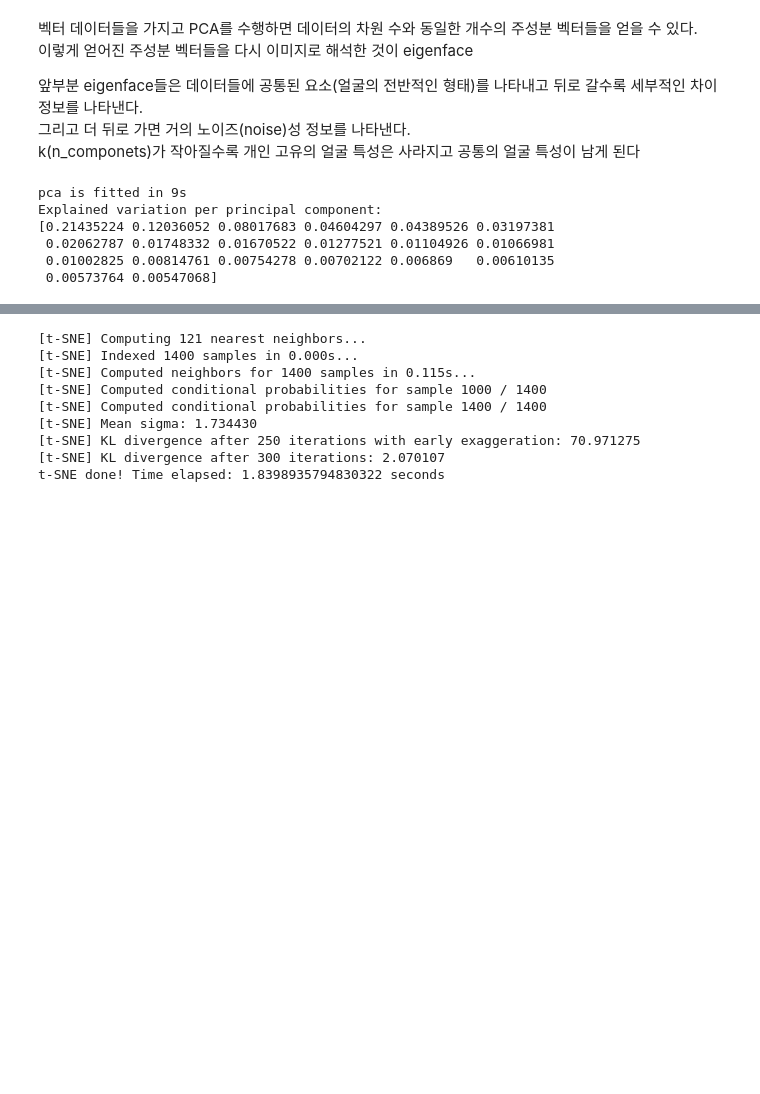
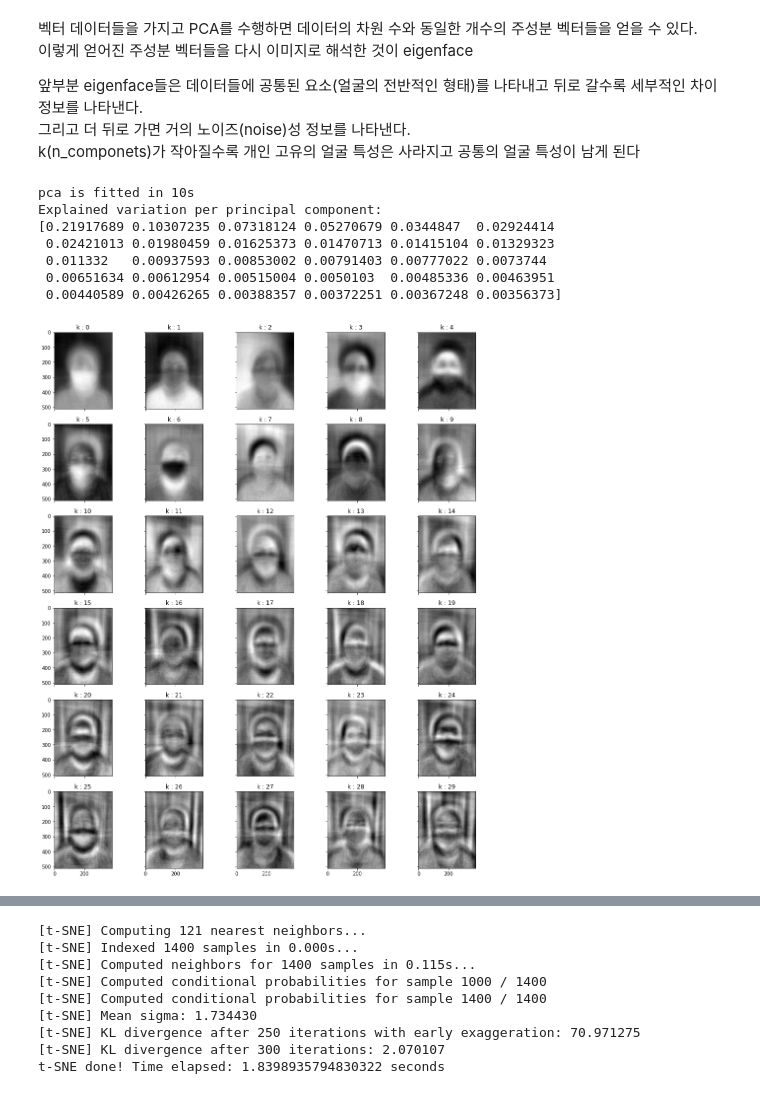
Before and after one commit to boostcampaitech4cv3/level1_imageclassification_cv-level1-cv-20, a Jupyter notebook: EDA/EDA_v1_jjy.ipynb, the cells around one changed output, grey strips where cells are left out. Drawn from its saved outputs; the diff is of its cells as text; code cells hidden in the pictures; blank space fills up the shorter version.

```diff
--- a/EDA/EDA_v1_jjy.ipynb
+++ b/EDA/EDA_v1_jjy.ipynb
@@ -221,7 +222,7 @@ imgs = np.reshape(imgs, (n_samples, h*w)) # 이미지에서 픽셀 밝기값을
 그리고 더 뒤로 가면 거의 노이즈(noise)성 정보를 나타낸다.
 k(n_componets)가 작아질수록 개인 고유의 얼굴 특성은 사라지고 공통의 얼굴 특성이 남게 된다
 # %%
-n_components = 20
+n_components = 30
 
 t0 = time()
 pca = PCA(n_components=n_components, svd_solver='randomized',
@@ -230,14 +231,24 @@ print(f"pca is fitted in {time() - t0:.0f}s")
 print(f'Explained variation per principal component: \n{pca.explained_variance_ratio_}')
 
 eigenfaces = pca.components_.reshape((n_components, h, w))
+
 img_pca = pca.transform(imgs)
 # %% [output]
-pca is fitted in 9s
+pca is fitted in 10s
 Explained variation per principal component:
-[0.21435224 0.12036052 0.08017683 0.04604297 0.04389526 0.03197381
- 0.02062787 0.01748332 0.01670522 0.01277521 0.01104926 0.01066981
- 0.01002825 0.00814761 0.00754278 0.00702122 0.006869   0.00610135
- 0.00573764 0.00547068]
+[0.21917689 0.10307235 0.07318124 0.05270679 0.0344847  0.02924414
+ 0.02421013 0.01980459 0.01625373 0.01470713 0.01415104 0.01329323
+ 0.011332   0.00937593 0.00853002 0.00791403 0.00777022 0.0073744
+ 0.00651634 0.00612954 0.00515004 0.0050103  0.00485336 0.00463951
+ 0.00440589 0.00426265 0.00388357 0.00372251 0.00367248 0.00356373]
+# %%
+fig, axes = plt.subplots(6, 5, sharex=True, sharey=True, figsize=(16,20))
+for i, ax in enumerate(axes.flatten()):
+    ax.imshow(eigenfaces[i])
+    ax.set_title(f'k : {i}')
+plt.show()
+# %% [output]
+[figure, added]
 # %%
 pca_df = pd.DataFrame(img_pca, columns=[str(col) for col in range(n_components)])
 pca_df['class_id'] = [num2class[n % len(num2class)] for n in range(n_samples)]
```
Also changed, not shown: parts of 7 cells of this notebook.
